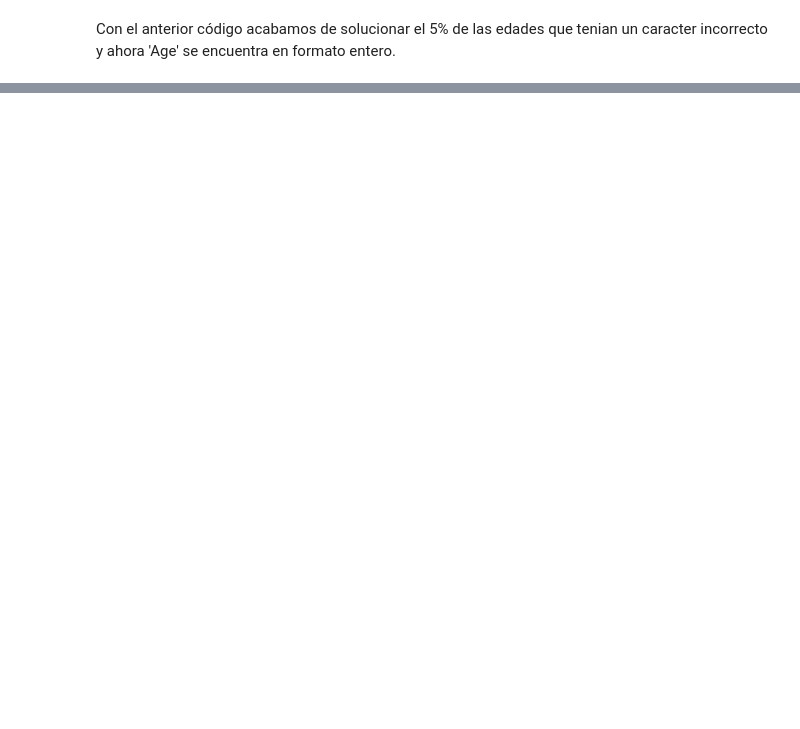
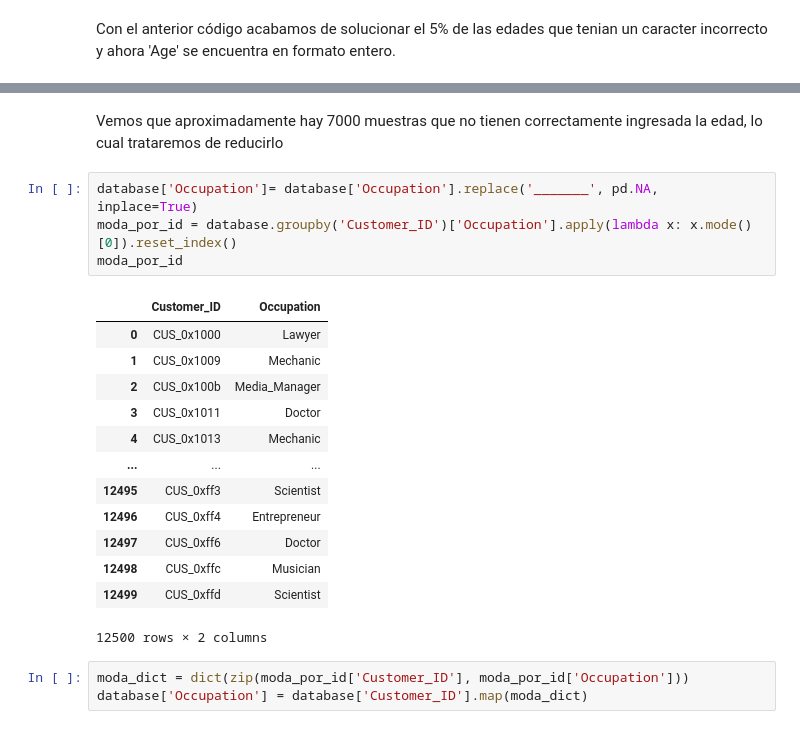
Before and after one commit to jadercaro/ClasificacionPuntajesCredito, a Jupyter notebook: Clasificación_de_puntajes_de_creditos.ipynb, the cells around one changed output, grey strips where cells are left out. Saved outputs shown, nothing was run; the diff lists cells and outputs as text; blank space fills up the shorter version.

```diff
--- a/Clasificación_de_puntajes_de_creditos.ipynb
+++ b/Clasificación_de_puntajes_de_creditos.ipynb
@@ -243,0 +279,23 @@ Con el anterior código acabamos de solucionar el 5% de las edades que tenian un
+# %% [markdown]
+Vemos que aproximadamente hay 7000 muestras que no tienen correctamente ingresada la edad, lo cual trataremos de reducirlo
+# %%
+database['Occupation']= database['Occupation'].replace('_______', pd.NA, inplace=True)
+moda_por_id = database.groupby('Customer_ID')['Occupation'].apply(lambda x: x.mode()[0]).reset_index()
+moda_por_id
+# %% [output]
+|  | Customer_ID | Occupation |
+| 0 | CUS_0x1000 | Lawyer |
+| 1 | CUS_0x1009 | Mechanic |
+| 2 | CUS_0x100b | Media_Manager |
+| 3 | CUS_0x1011 | Doctor |
+| 4 | CUS_0x1013 | Mechanic |
+| ... | ... | ... |
+| 12495 | CUS_0xff3 | Scientist |
+| 12496 | CUS_0xff4 | Entrepreneur |
+| 12497 | CUS_0xff6 | Doctor |
+| 12498 | CUS_0xffc | Musician |
+| 12499 | CUS_0xffd | Scientist |
+12500 rows × 2 columns
+# %%
+moda_dict = dict(zip(moda_por_id['Customer_ID'], moda_por_id['Occupation']))
+database['Occupation'] = database['Customer_ID'].map(moda_dict)
```
Also changed, not shown: parts of 13 cells of this notebook.
